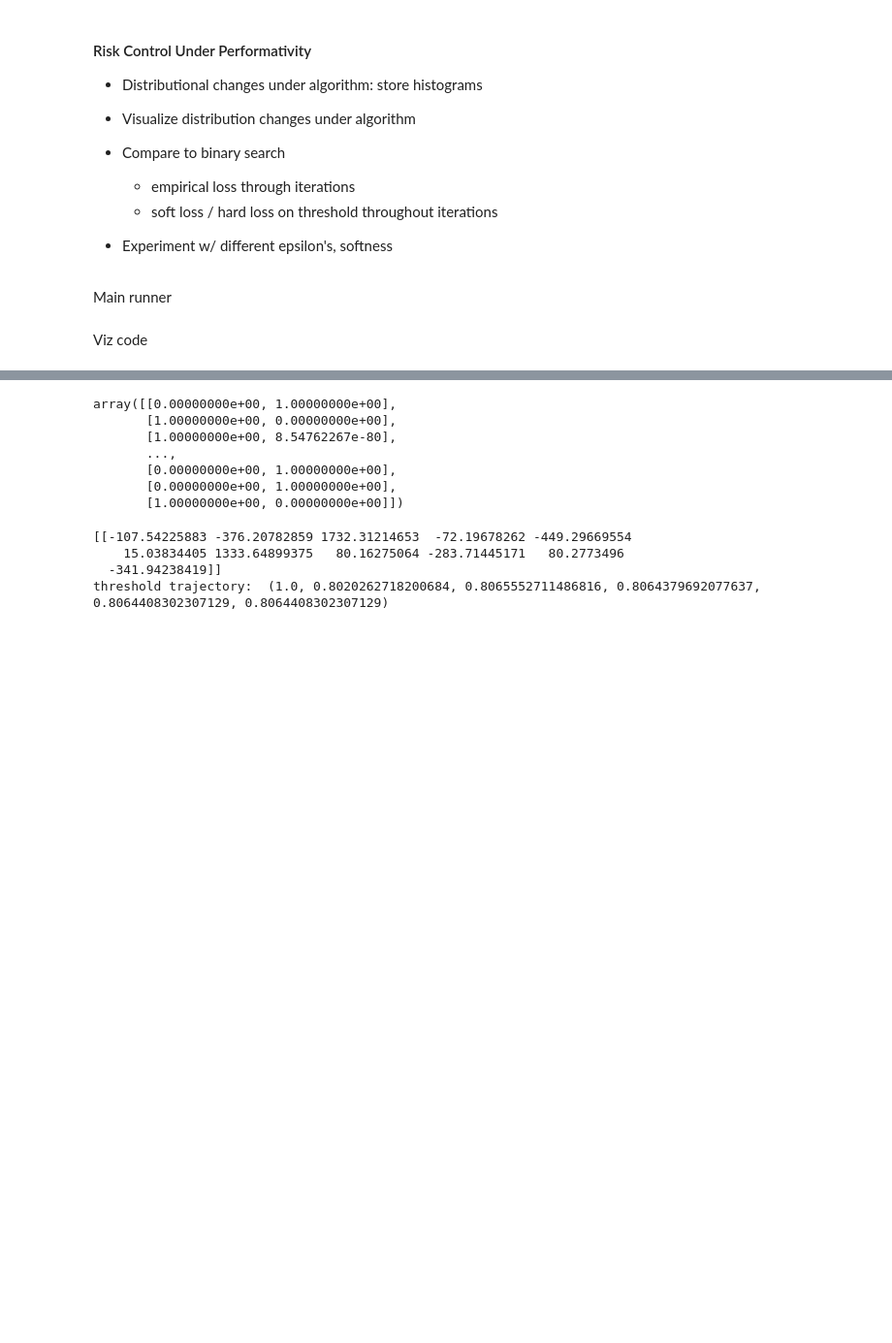
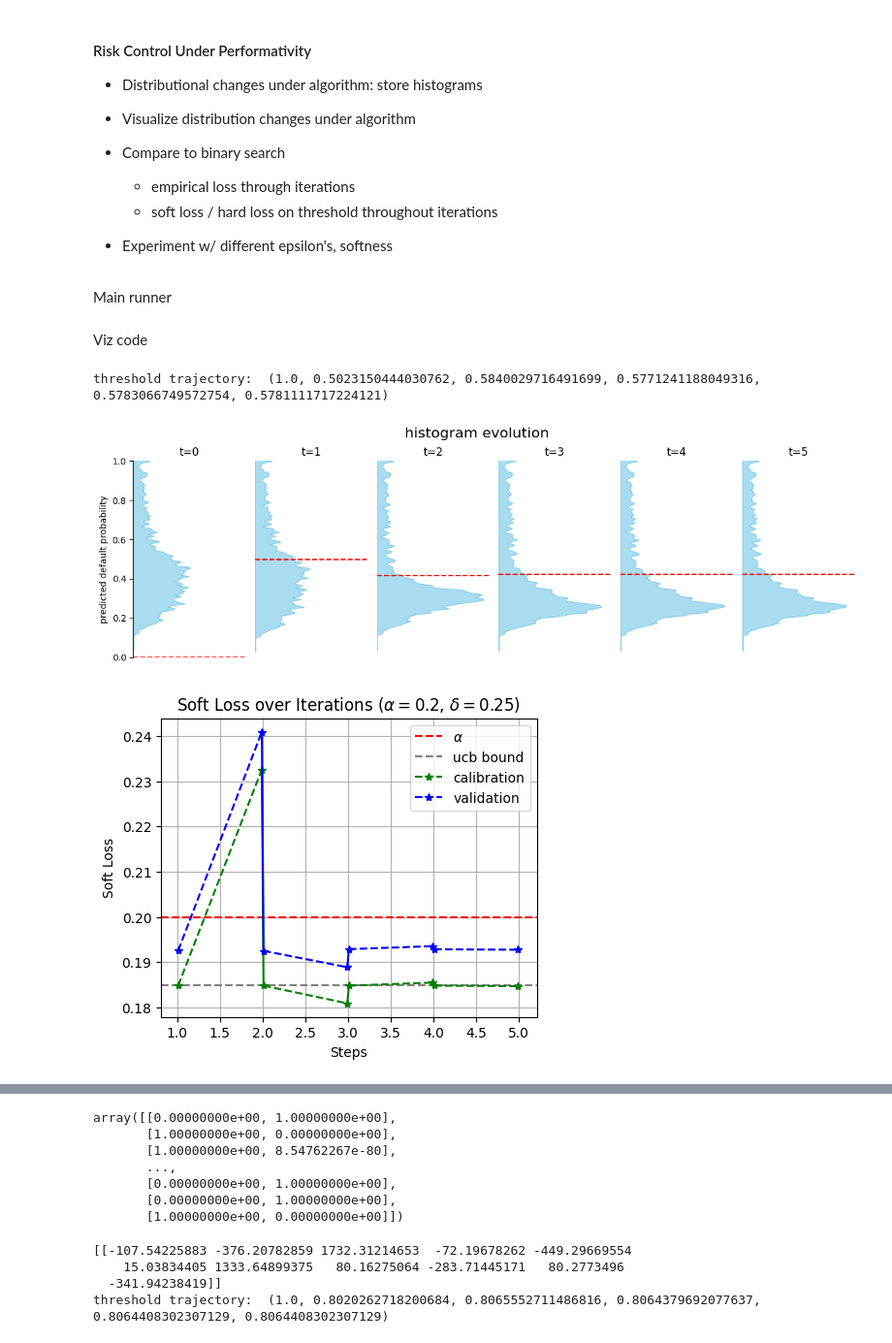
Before and after one commit to livctr/rcpp, a Jupyter notebook: credit-scoring/rcpp.ipynb, the cells around one changed output, grey strips where cells are left out. Shown at 97% size. Cells and saved outputs as stored; diff of their text form; code cells hidden in the pictures; blank space fills up the shorter version.

Commit message:
update soft loss plots

```diff
--- a/credit-scoring/rcpp.ipynb
+++ b/credit-scoring/rcpp.ipynb
@@ -389,20 +411,24 @@ def plot_histogram_evolution(logger, title='histogram evolution', window=(0, 1))
 # %%
 # Original
 
-# args.loss_softness = 10
-# args.epsilon = 100
+args.loss_softness = 10
+args.epsilon = 100
 
-# random_state = 126
-# soft_loss = SoftLoss(args.loss_softness)
-# thresh_updater = SoftLossThreshUpdater(soft_loss, args.delta, args.alpha)
-# features_updater = SoftUtilityFeaturesUpdater(model, strat_features, args.epsilon, utility_softness=args.utility_softness)
-# results = run_iters(soft_loss, thresh_updater, features_updater, model,
-#                     X_cv, Y_cv, args, random_state=random_state, total_iter=5)
+random_state = 123
+soft_loss = SoftLoss(args.loss_softness)
+thresh_updater = SoftLossThreshUpdater(soft_loss, args.delta, args.alpha)
+features_updater = SoftUtilityFeaturesUpdater(model, strat_features, args.epsilon, utility_softness=args.utility_softness)
+results = run_iters(soft_loss, thresh_updater, features_updater, model,
+                    X_cv, Y_cv, args, random_state=random_state, total_iter=5)
 
-# steps, Y_cal_proba = results.get_data("Y_cal_proba")
-# _, Y_cal = results.get_data("Y_cal")
-# _, threshs = results.get_data("thresh")
-# print("threshold trajectory: ", threshs)
+steps, Y_cal_proba = results.get_data("Y_cal_proba")
+_, Y_cal = results.get_data("Y_cal")
+_, threshs = results.get_data("thresh")
+print("threshold trajectory: ", threshs)
 
-# plot_histogram_evolution(results, title='histogram evolution', window=(0,1))
-# show_loss_over_iter(results, args.alpha, args.delta, n=len(Y_cal[0]))
+plot_histogram_evolution(results, title='histogram evolution', window=(0,1))
+show_loss_over_iter(results, args.alpha, args.delta, n=len(Y_cal[0]))
+# %% [output]
+threshold trajectory:  (1.0, 0.5023150444030762, 0.5840029716491699, 0.5771241188049316, 0.5783066749572754, 0.5781111717224121)
+[figure, added]
+[figure, added]
```
Also changed, not shown: parts of 13 cells of this notebook.
